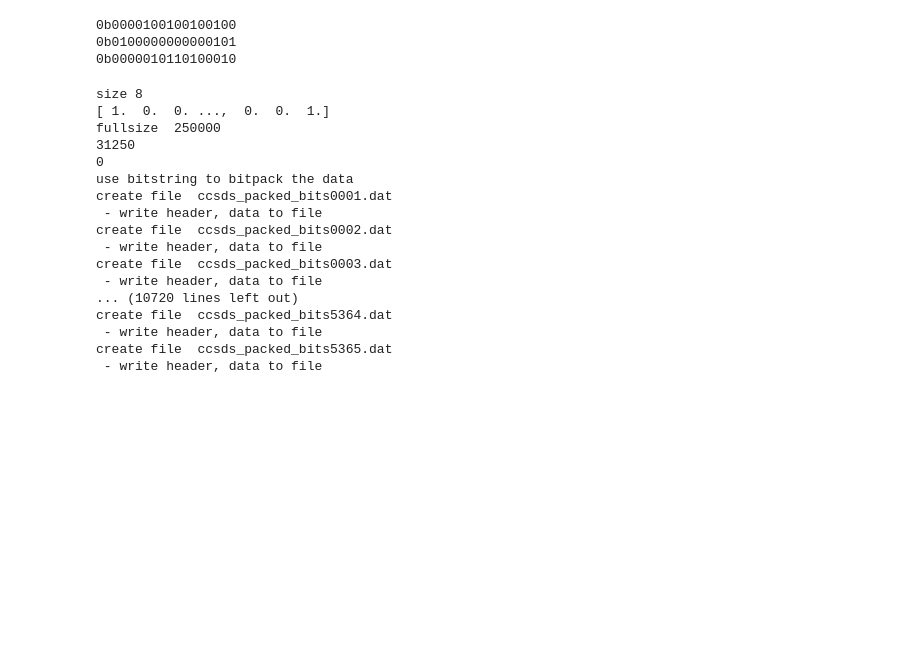
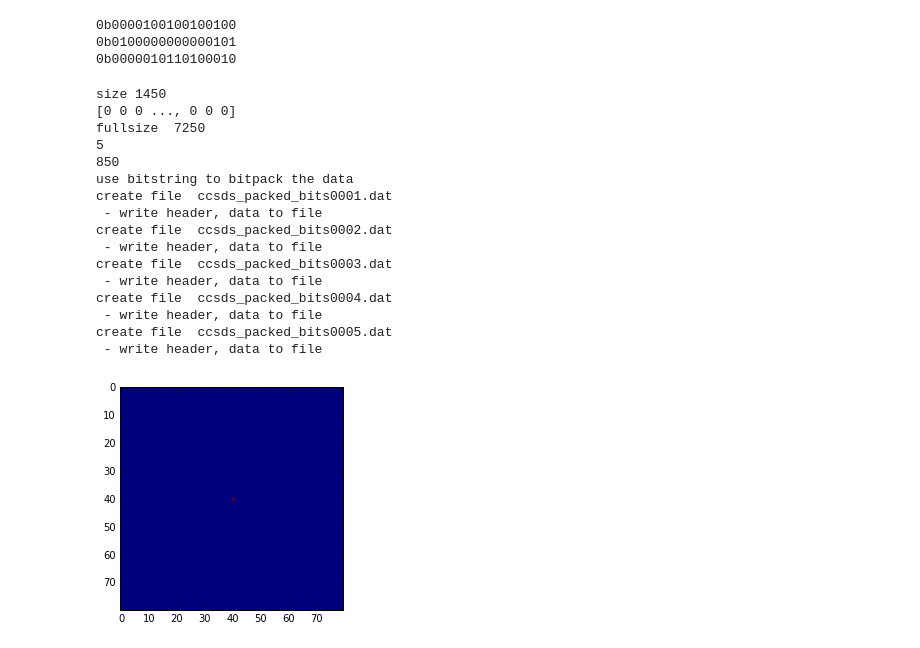
Before and after one commit to garethcmurphy/Atmosphere-Space-Interaction-Monitor-ASIM-Data-Processing-Software-, a Jupyter notebook: Write a file to many small files.ipynb, the cells around one changed output. Cells and saved outputs as stored; diff of their text form; code cells hidden in the pictures; blank space fills up the shorter version.

Commit message:
updated parsing of test data files

```diff
--- a/Write a file to many small files.ipynb
+++ b/Write a file to many small files.ipynb
@@ -97,8 +99,38 @@ with open(file,'wb') as f:
 # %%
 # declare 2d array of sample data
 
-a=np.eye(500,500)
-size=8
+
+
+import numpy as np
+
+def makeGaussian(size, fwhm = 3, center=None):
+    """ Make a square gaussian kernel.
+    size is the length of a side of the square
+    fwhm is full-width-half-maximum, which
+    can be thought of as an effective radius.
+    """
+
+    x = np.arange(0, size, 1, float)
+    y = x[:,np.newaxis]
+
+    if center is None:
+        x0 = y0 = size // 2
+    else:
+        x0 = center[0]
+        y0 = center[1]
+
+    return np.exp(-4*np.log(2) * ((x-x0)**2 + (y-y0)**2) / fwhm**2)
+
+a=makeGaussian(80,fwhm = 70, center=None)
+a=4094*a.astype(int)
+
+a.size
+#a=np.eye(80,80)
+
+
+plt.imshow(a)
+
+size=1450
 
 print ('size',size)
 
@@ -143,38 +175,61 @@ format=str(size)+'*(uint:12)'
 data_arr=range(size)
 
 # test the packing function
 e = bs.pack(format,*data_arr)
 
 
 for i in range(0, numfiles ):
     filename="ccsds_packed_bits"+str(i+1).zfill(4)+".dat"
     print ("create file "+" "+filename)
     format=str(size)+'*(uint:12)'
     data_arr=c[i*size:(i+1)*size]
     packedbits = bs.pack(format,*data_arr)
+
+    VersionNo          =BitArray('0b000')
+    TypeInd            =BitArray('0b0')
+    PackSecHdrFlag     =BitArray('0b1')
+    Apid               =BitArray('0b00100100100')
+    SequenceFlags      =BitArray('0b01')
+    SourceSequencCount =BitArray(int=i, length=14)
+    LengthInOctets     =size*12//8
+    PacketDataLength   =Bits(int=LengthInOctets-1, length=16)
+    PacketSecHeader    =Bits(int=12, length=16)
+    SourceData         =Bits(int=12, length=1442)
+
+    FirstSestet = VersionNo
+    PacketId = TypeInd
+    PacketId += PackSecHdrFlag
+    PacketId += Apid
+
+    FirstSestet += PacketId
+
+
+    PacketSecControl=SequenceFlags+SourceSequencCount
+
     #print (data_arr)
     #print (packedbits)
     print (" - write header, data to file")
     with open(filename,'wb') as f:
         FirstSestet.tofile(f)
         PacketSecControl.tofile(f)
         PacketDataLength.tofile(f)
+        PacketSecHeader.tofile(f)
         packedbits.tofile(f)
 # %% [output]
-size 8
-[ 1.  0.  0. ...,  0.  0.  1.]
-fullsize  250000
-31250
-0
+size 1450
+[0 0 0 ..., 0 0 0]
+fullsize  7250
+5
+850
 use bitstring to bitpack the data
 create file  ccsds_packed_bits0001.dat
  - write header, data to file
 create file  ccsds_packed_bits0002.dat
  - write header, data to file
 create file  ccsds_packed_bits0003.dat
  - write header, data to file
-... (10720 lines left out)
-create file  ccsds_packed_bits5364.dat
+create file  ccsds_packed_bits0004.dat
  - write header, data to file
-create file  ccsds_packed_bits5365.dat
+create file  ccsds_packed_bits0005.dat
  - write header, data to file
+[figure, added]
```
Also changed, not shown: parts of 5 cells of this notebook, 9 other files.
